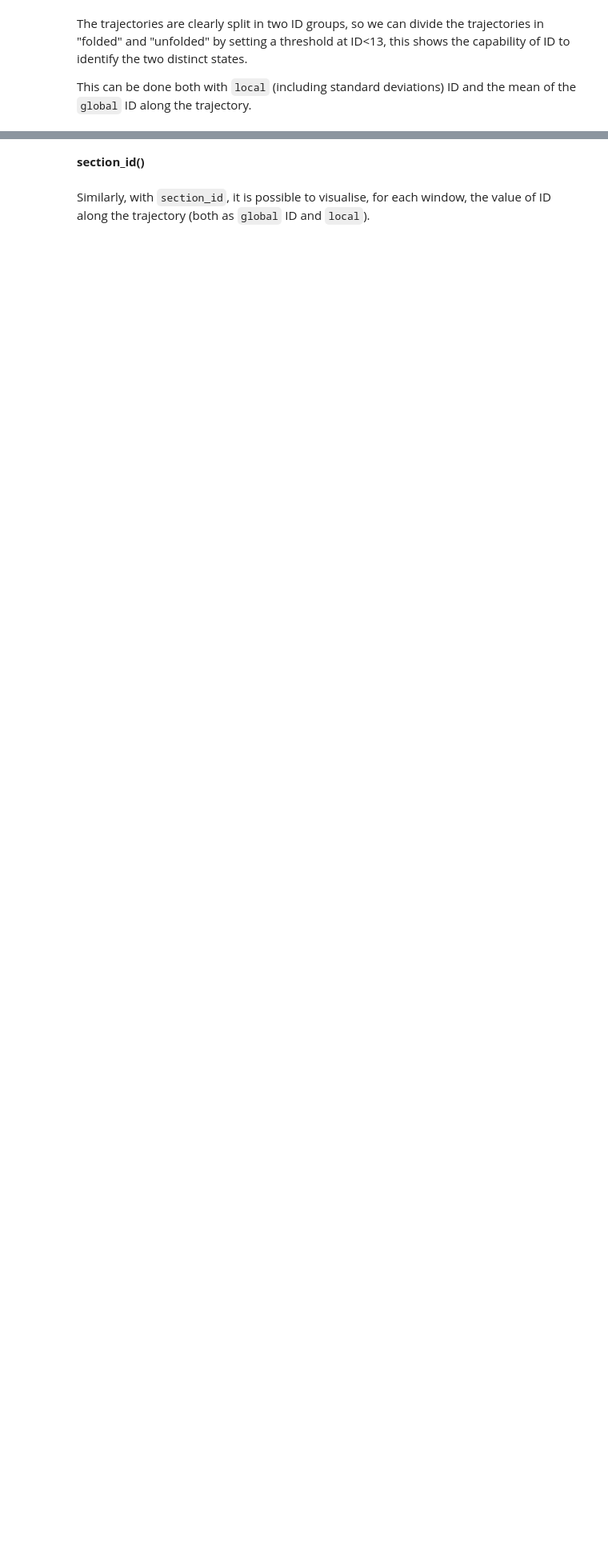
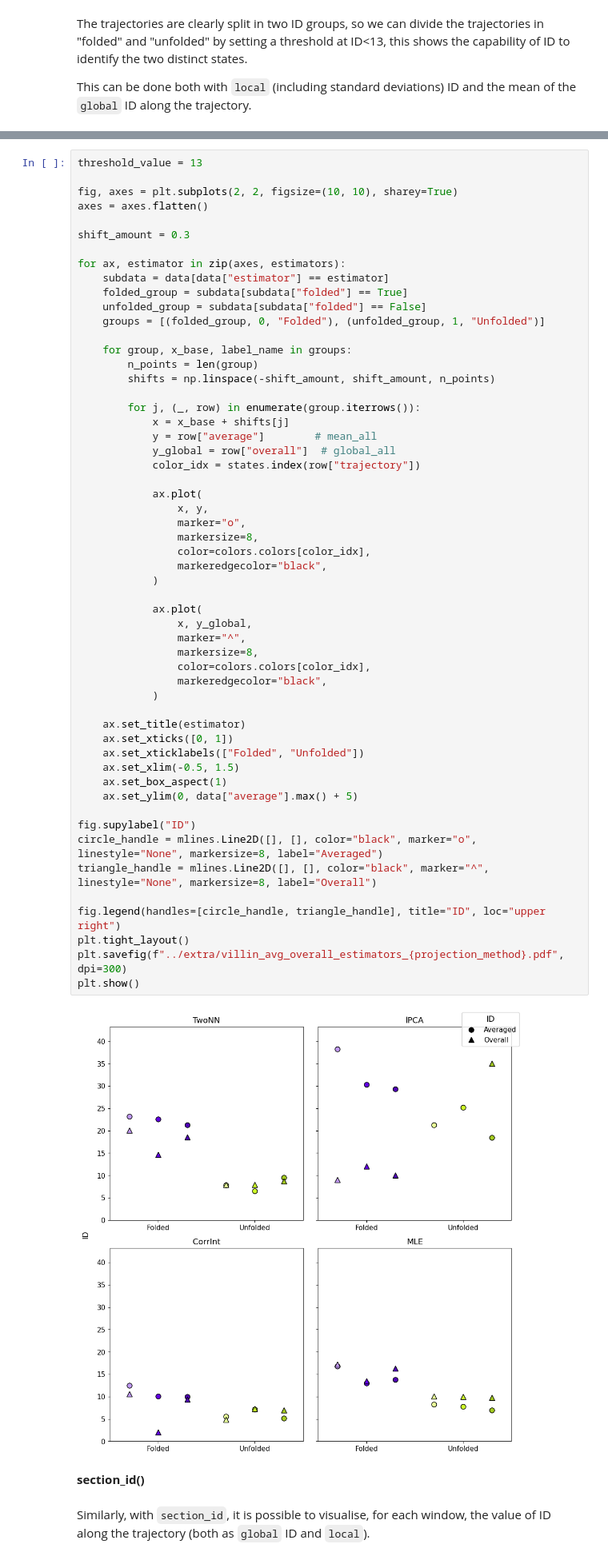
Before and after one commit to icazzaniga/MDIntrinsicDimension, a Jupyter notebook: docs/villin_plots.ipynb, the cells around one changed output, grey strips where cells are left out. Shown at 80% size. Drawn from its saved outputs; the diff is of its cells as text; blank space fills up the shorter version.

Commit message:
added avg/overall ID comparison of multiple estimators

```diff
--- a/docs/villin_plots.ipynb
+++ b/docs/villin_plots.ipynb
@@ -176,3 +211,60 @@ plt.show()
+# %%
+threshold_value = 13
+
+fig, axes = plt.subplots(2, 2, figsize=(10, 10), sharey=True)
+axes = axes.flatten()
+
+shift_amount = 0.3
+
+for ax, estimator in zip(axes, estimators):
+    subdata = data[data["estimator"] == estimator]
+    folded_group = subdata[subdata["folded"] == True]
+    unfolded_group = subdata[subdata["folded"] == False]
+    groups = [(folded_group, 0, "Folded"), (unfolded_group, 1, "Unfolded")]
+
+    for group, x_base, label_name in groups:
+        n_points = len(group)
+        shifts = np.linspace(-shift_amount, shift_amount, n_points)
+
+        for j, (_, row) in enumerate(group.iterrows()):
+            x = x_base + shifts[j]
+            y = row["average"]        # mean_all
+            y_global = row["overall"]  # global_all
+            color_idx = states.index(row["trajectory"])
+
+            ax.plot(
+                x, y,
+                marker="o",
+                markersize=8,
+                color=colors.colors[color_idx],
+                markeredgecolor="black",
+            )
+
+            ax.plot(
+                x, y_global,
+                marker="^",
+                markersize=8,
+                color=colors.colors[color_idx],
+                markeredgecolor="black",
+            )
+
+    ax.set_title(estimator)
+    ax.set_xticks([0, 1])
+    ax.set_xticklabels(["Folded", "Unfolded"])
+    ax.set_xlim(-0.5, 1.5)
+    ax.set_box_aspect(1)
+    ax.set_ylim(0, data["average"].max() + 5)
+
+fig.supylabel("ID")
+circle_handle = mlines.Line2D([], [], color="black", marker="o", linestyle="None", markersize=8, label="Averaged")
+triangle_handle = mlines.Line2D([], [], color="black", marker="^", linestyle="None", markersize=8, label="Overall")
+
+fig.legend(handles=[circle_handle, triangle_handle], title="ID", loc="upper right")
+plt.tight_layout()
+plt.savefig(f"../extra/villin_avg_overall_estimators_{projection_method}.pdf", dpi=300)
+plt.show()
+# %% [output]
+[figure, added]
 # %% [markdown]
 **section_id()**
 # %% [markdown]
```
Also changed, not shown: parts of 1 cell of this notebook.
